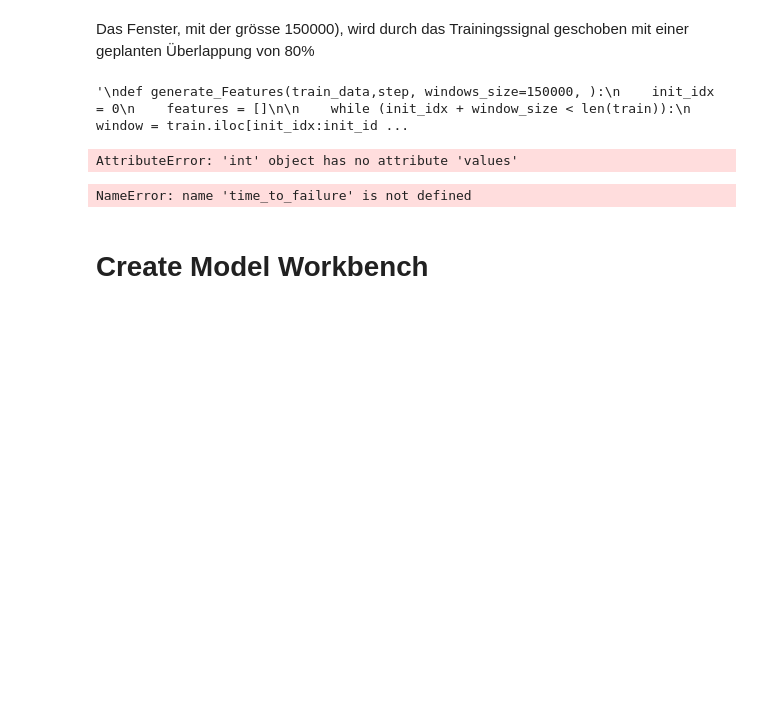
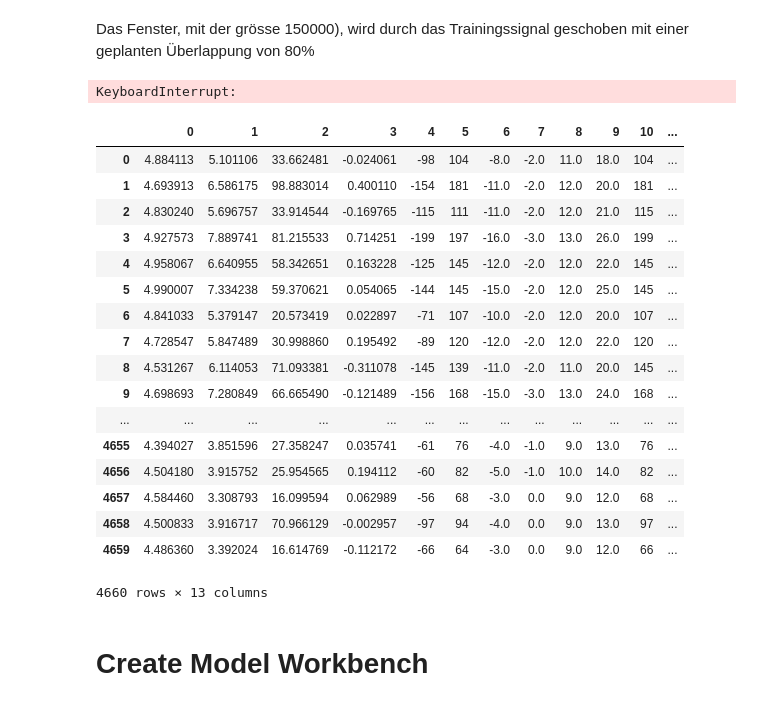
Before and after one commit to domelein/CAS_PML_Earthquake_pred, a Jupyter notebook: Feature_Extraction_Model_Evaluation.ipynb, the cells around one changed output. Cells and saved outputs as stored; diff of their text form; code cells hidden in the pictures; blank space fills up the shorter version.

```diff
--- a/Feature_Extraction_Model_Evaluation.ipynb
+++ b/Feature_Extraction_Model_Evaluation.ipynb
@@ -20,7 +21,6 @@ Die Testsegmente bestehen jeweils aus 150.000 Messpunkte. Aus diesem Grund setzt
 def generate_featureRow(acoustic_data, time_to_failure):
 
     strain_feature = []
-    time_to_failure = []
     strain_feature.append(acoustic_data.mean())
     strain_feature.append(acoustic_data.std())
     strain_feature.append(acoustic_data.kurtosis())
@@ -35,45 +35,45 @@ def generate_featureRow(acoustic_data, time_to_failure):
     strain_feature.append(acoustic_data.abs().mean())
     strain_feature.append(acoustic_data.abs().std())
 
-    time_to_failure.append(time_to_failure.values[-1])
-    return strain_feature, time_to_failure
+    strain_feature.append(time_to_failure.values[-1])
+
+    return strain_feature
 # %% [markdown]
 Das Fenster, mit der grösse 150000), wird durch das Trainingssignal geschoben mit einer geplanten Überlappung von 80%
 # %%
-def generate_Features(train_data,step, windows_size=150000, ):
+def generate_Features(train,step, window_size=150000, ):
     init_idx = 0
-    features = np.array([], dtype=np.float64)
-    time_to_failure = np.array([], dtype=np.float64)
+    features = []
 
     while (init_idx + window_size < len(train)):
         window = train.iloc[init_idx:init_idx + window_size]
-        x_train , y_train =  generate_featureRow(window.acoustic_data,window.time_to_failure)
-        features.append(x_train)
-        time_to_failure.append(y_train)
+        features.append(generate_featureRow(window.acoustic_data,window.time_to_failure))
         init_idx += step
 
-    return featuers, time_to_failure
+    return pd.DataFrame(features,dtype=np.float64)
-# %%
-'''
-def generate_Features(train_data,step, windows_size=150000, ):
-    init_idx = 0
-    features = []
-
-    while (init_idx + window_size < len(train)):
-        window = train.iloc[init_idx:init_idx + window_size]
-        features.append(generate_featureRow(window.acoustic_data,window.time_to_failure))
-        init_idx += step
-
-    return pd.DataFrame(features)
-'''
-# %% [output]
-'\ndef generate_Features(train_data,step, windows_size=150000, ):\n    init_idx = 0\n    features = []\n\n    while (init_idx + window_size < len(train)):\n        window = train.iloc[init_idx:init_id ...
 # %%
-step = int(0.9*150000)
-features, time_to_failure  = generate_features(train_data,step)
+step = 100
+features = generate_Features(train_data,step)
 # %% [output]
-AttributeError: 'int' object has no attribute 'values'
+KeyboardInterrupt:
 # %%
-time_to_failure.shape
+features.shape
 # %% [output]
+|  | 0 | 1 | 2 | 3 | 4 | 5 | 6 | 7 | 8 | 9 | 10 | ... |
+| 0 | 4.884113 | 5.101106 | 33.662481 | -0.024061 | -98 | 104 | -8.0 | -2.0 | 11.0 | 18.0 | 104 | ... |
+| 1 | 4.693913 | 6.586175 | 98.883014 | 0.400110 | -154 | 181 | -11.0 | -2.0 | 12.0 | 20.0 | 181 | ... |
+| 2 | 4.830240 | 5.696757 | 33.914544 | -0.169765 | -115 | 111 | -11.0 | -2.0 | 12.0 | 21.0 | 115 | ... |
+| 3 | 4.927573 | 7.889741 | 81.215533 | 0.714251 | -199 | 197 | -16.0 | -3.0 | 13.0 | 26.0 | 199 | ... |
+| 4 | 4.958067 | 6.640955 | 58.342651 | 0.163228 | -125 | 145 | -12.0 | -2.0 | 12.0 | 22.0 | 145 | ... |
+| 5 | 4.990007 | 7.334238 | 59.370621 | 0.054065 | -144 | 145 | -15.0 | -2.0 | 12.0 | 25.0 | 145 | ... |
+| 6 | 4.841033 | 5.379147 | 20.573419 | 0.022897 | -71 | 107 | -10.0 | -2.0 | 12.0 | 20.0 | 107 | ... |
+| 7 | 4.728547 | 5.847489 | 30.998860 | 0.195492 | -89 | 120 | -12.0 | -2.0 | 12.0 | 22.0 | 120 | ... |
+| 8 | 4.531267 | 6.114053 | 71.093381 | -0.311078 | -145 | 139 | -11.0 | -2.0 | 11.0 | 20.0 | 145 | ... |
+| 9 | 4.698693 | 7.280849 | 66.665490 | -0.121489 | -156 | 168 | -15.0 | -3.0 | 13.0 | 24.0 | 168 | ... |
+| ... | ... | ... | ... | ... | ... | ... | ... | ... | ... | ... | ... | ... |
+| 4655 | 4.394027 | 3.851596 | 27.358247 | 0.035741 | -61 | 76 | -4.0 | -1.0 | 9.0 | 13.0 | 76 | ... |
+| 4656 | 4.504180 | 3.915752 | 25.954565 | 0.194112 | -60 | 82 | -5.0 | -1.0 | 10.0 | 14.0 | 82 | ... |
+| 4657 | 4.584460 | 3.308793 | 16.099594 | 0.062989 | -56 | 68 | -3.0 | 0.0 | 9.0 | 12.0 | 68 | ... |
+| 4658 | 4.500833 | 3.916717 | 70.966129 | -0.002957 | -97 | 94 | -4.0 | 0.0 | 9.0 | 13.0 | 97 | ... |
+| 4659 | 4.486360 | 3.392024 | 16.614769 | -0.112172 | -66 | 64 | -3.0 | 0.0 | 9.0 | 12.0 | 66 | ... |
-NameError: name 'time_to_failure' is not defined
+4660 rows × 13 columns
```
Also changed, not shown: parts of 5 cells of this notebook.
